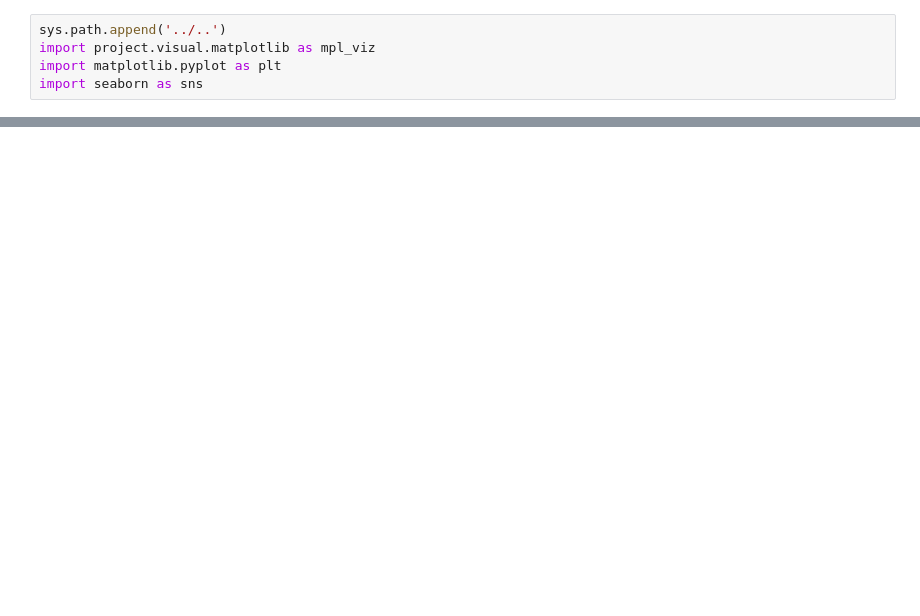
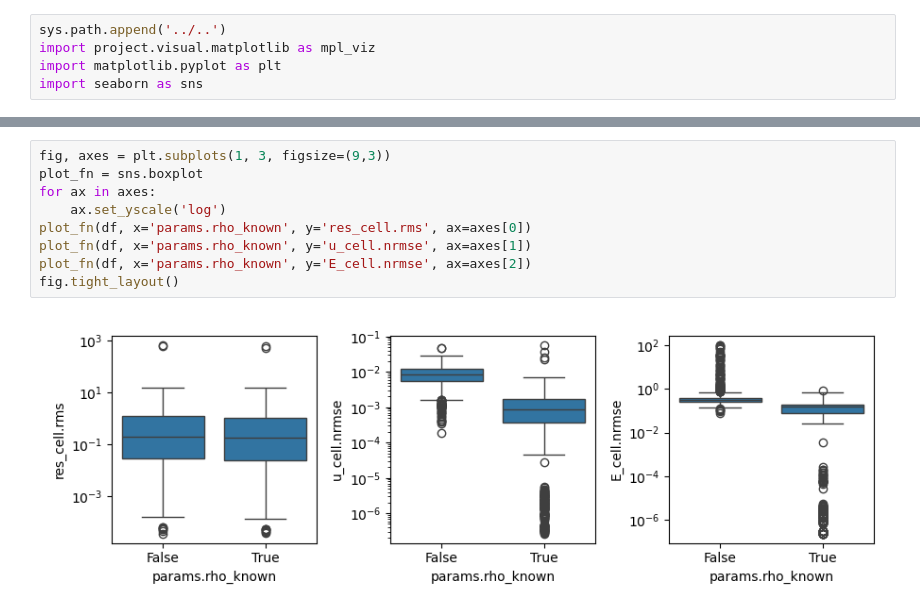
Before and after one commit to mattragoza/lung-project, a Jupyter notebook: notebooks/shapenet/21-optimize-experiment.ipynb, the cells around one changed output, grey strips where cells are left out. Cells and saved outputs as stored; diff of their text form; blank space fills up the shorter version.

```diff
--- a/notebooks/shapenet/21-optimize-experiment.ipynb
+++ b/notebooks/shapenet/21-optimize-experiment.ipynb
@@ -368,0 +331,11 @@ df.to_csv('2025-11-05_optimized.csv', index=False)
+# %%
+fig, axes = plt.subplots(1, 3, figsize=(9,3))
+plot_fn = sns.boxplot
+for ax in axes:
+    ax.set_yscale('log')
+plot_fn(df, x='params.rho_known', y='res_cell.rms', ax=axes[0])
+plot_fn(df, x='params.rho_known', y='u_cell.nrmse', ax=axes[1])
+plot_fn(df, x='params.rho_known', y='E_cell.nrmse', ax=axes[2])
+fig.tight_layout()
+# %% [output]
+[figure, added]
```
Also changed, not shown: parts of 22 cells of this notebook, 7 other files.
